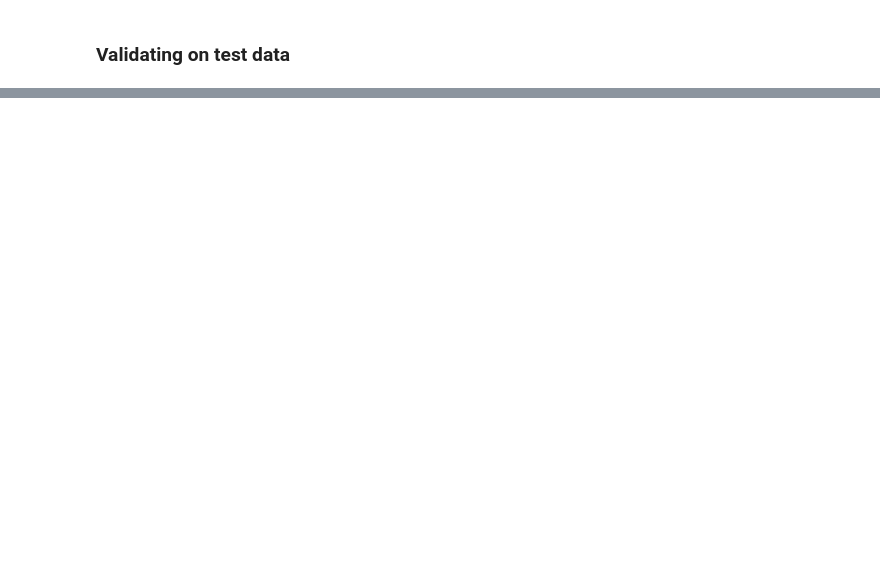
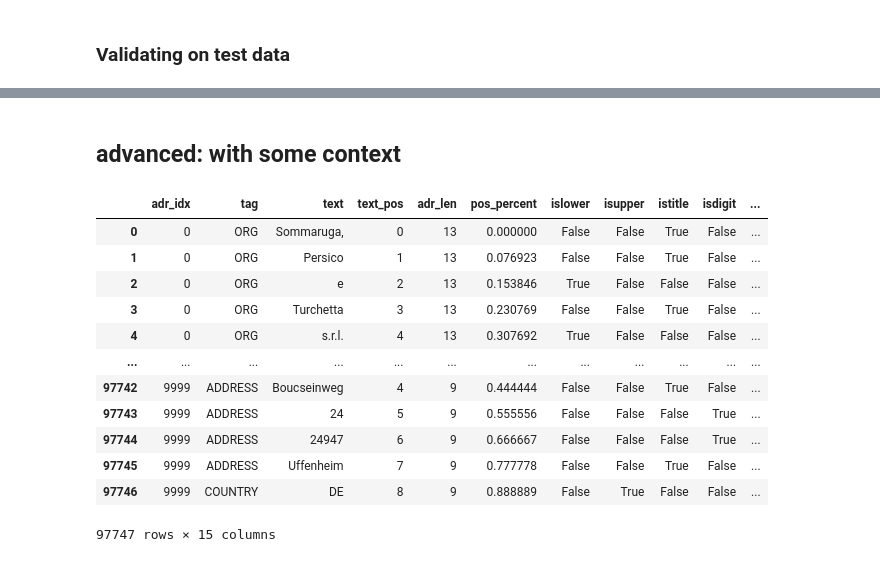
Before and after one commit to AlexandreFleutelot/address_NER_study, a Jupyter notebook: RandoForest_NER.ipynb, the cells around one changed output, grey strips where cells are left out. Saved outputs shown, nothing was run; the diff lists cells and outputs as text; code cells hidden in the pictures; blank space fills up the shorter version.

```diff
--- a/RandoForest_NER.ipynb
+++ b/RandoForest_NER.ipynb
@@ -209,0 +228,40 @@ df_stats.groupby('preds').mean()
+# %% [markdown]
+## advanced: with some context
+# %%
+data = []
+for i,adr in enumerate(adrs):
+    for ii,(text,tag) in enumerate(zip(adr[0],adr[1])):
+        d = {
+            "adr_idx":i,
+            "tag":tag,
+            "text":text,
+            "text_pos":ii,
+            "adr_len": len(adr[0]),
+            "pos_percent": ii / len(adr[0]),
+            "islower":text.islower(),
+            "isupper":text.isupper(),
+            "istitle":text.istitle(),
+            "isdigit":text.isdigit(),
+            "isalpha":text.isalpha(),
+            "hasDigit":has_numbers(text),
+            "len":len(text),
+            "text_beg":text[:2],
+            "text_end":text[-3:],
+        }
+        data.append(d)
+df = pd.DataFrame(data)
+df
+# %% [output]
+|  | adr_idx | tag | text | text_pos | adr_len | pos_percent | islower | isupper | istitle | isdigit | ... |
+| 0 | 0 | ORG | Sommaruga, | 0 | 13 | 0.000000 | False | False | True | False | ... |
+| 1 | 0 | ORG | Persico | 1 | 13 | 0.076923 | False | False | True | False | ... |
+| 2 | 0 | ORG | e | 2 | 13 | 0.153846 | True | False | False | False | ... |
+| 3 | 0 | ORG | Turchetta | 3 | 13 | 0.230769 | False | False | True | False | ... |
+| 4 | 0 | ORG | s.r.l. | 4 | 13 | 0.307692 | True | False | False | False | ... |
+| ... | ... | ... | ... | ... | ... | ... | ... | ... | ... | ... | ... |
+| 97742 | 9999 | ADDRESS | Boucseinweg | 4 | 9 | 0.444444 | False | False | True | False | ... |
+| 97743 | 9999 | ADDRESS | 24 | 5 | 9 | 0.555556 | False | False | False | True | ... |
+| 97744 | 9999 | ADDRESS | 24947 | 6 | 9 | 0.666667 | False | False | False | True | ... |
+| 97745 | 9999 | ADDRESS | Uffenheim | 7 | 9 | 0.777778 | False | False | True | False | ... |
+| 97746 | 9999 | COUNTRY | DE | 8 | 9 | 0.888889 | False | True | False | False | ... |
+97747 rows × 15 columns
```
Also changed, not shown: parts of 22 cells of this notebook.
